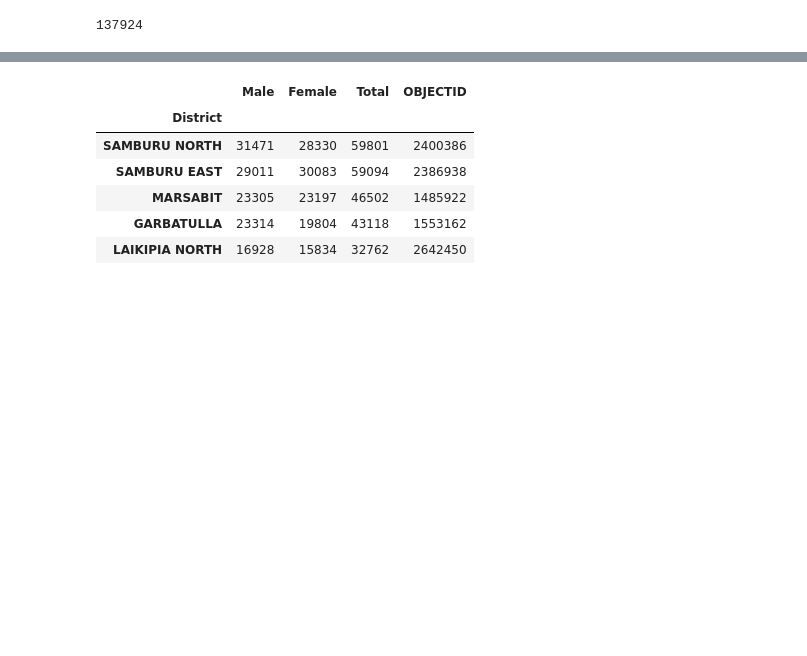
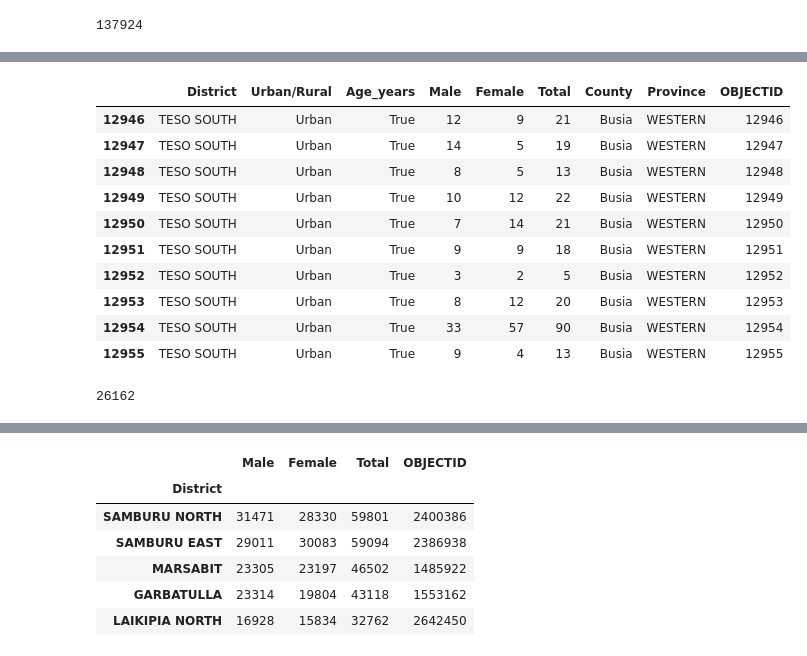
Before and after one commit to kanjaq/Pandas_Assignment2, a Jupyter notebook: Pandas_Assignment2.ipynb, the cells around one changed output, grey strips where cells are left out. Cells and saved outputs as stored; diff of their text form; code cells hidden in the pictures; blank space fills up the shorter version.

```diff
--- a/Pandas_Assignment2.ipynb
+++ b/Pandas_Assignment2.ipynb
@@ -360,3 +359,5 @@ df[df['District']=='TESO SOUTH']['Total'].sum()
 137924
 # %%
 #What was the urban population of Teso South District?
+Teso_1 = df[df['District'] == 'TESO SOUTH']
+Teso_1.head()
@@ -362,0 +371,19 @@ df[df['District']=='TESO SOUTH']['Total'].sum()
+# %%
+Urban_Pop = Teso_1[Teso_1['Urban/Rural'] =='Urban']
+Urban_Pop.tail(10)
+# %% [output]
+|  | District | Urban/Rural | Age_years | Male | Female | Total | County | Province | OBJECTID |
+| 12946 | TESO SOUTH | Urban | True | 12 | 9 | 21 | Busia | WESTERN | 12946 |
+| 12947 | TESO SOUTH | Urban | True | 14 | 5 | 19 | Busia | WESTERN | 12947 |
+| 12948 | TESO SOUTH | Urban | True | 8 | 5 | 13 | Busia | WESTERN | 12948 |
+| 12949 | TESO SOUTH | Urban | True | 10 | 12 | 22 | Busia | WESTERN | 12949 |
+| 12950 | TESO SOUTH | Urban | True | 7 | 14 | 21 | Busia | WESTERN | 12950 |
+| 12951 | TESO SOUTH | Urban | True | 9 | 9 | 18 | Busia | WESTERN | 12951 |
+| 12952 | TESO SOUTH | Urban | True | 3 | 2 | 5 | Busia | WESTERN | 12952 |
+| 12953 | TESO SOUTH | Urban | True | 8 | 12 | 20 | Busia | WESTERN | 12953 |
+| 12954 | TESO SOUTH | Urban | True | 33 | 57 | 90 | Busia | WESTERN | 12954 |
+| 12955 | TESO SOUTH | Urban | True | 9 | 4 | 13 | Busia | WESTERN | 12955 |
+# %%
+Urban_Pop['Total'].sum()
+# %% [output]
+26162
```
Also changed, not shown: parts of 19 cells of this notebook.
